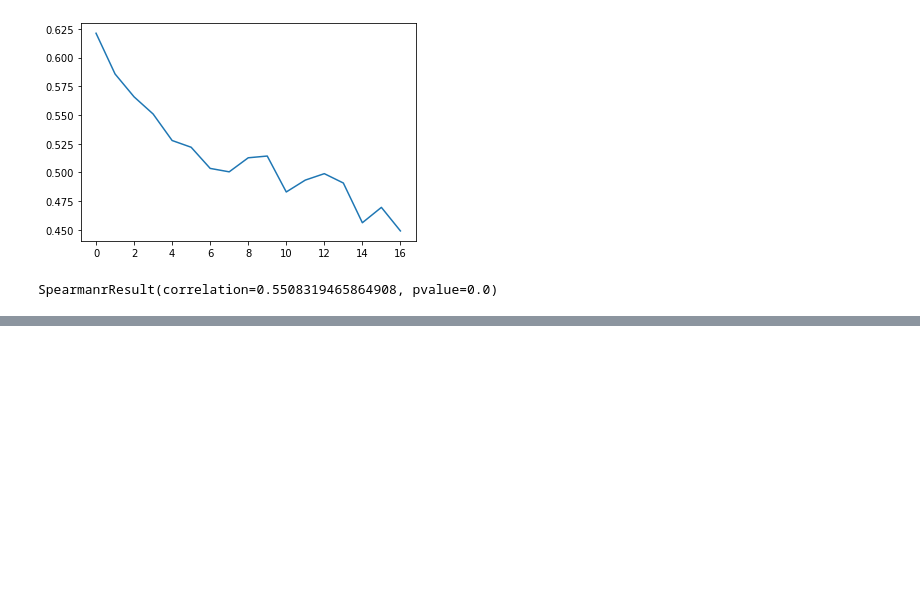
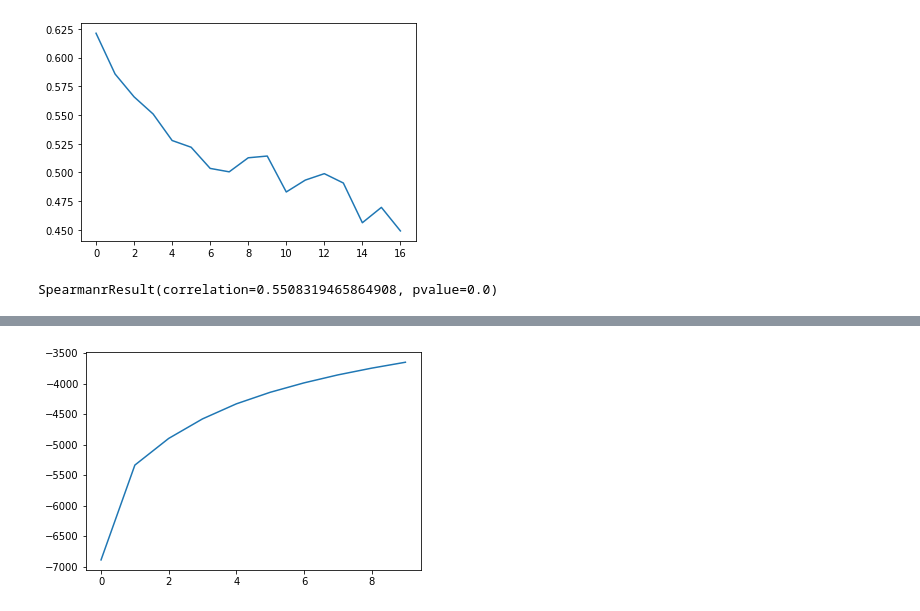
Before and after one commit to Xiiqiing/PML-Project, a Jupyter notebook: pml_project_1.ipynb, the cells around one changed output, grey strips where cells are left out. Saved outputs shown, nothing was run; the diff lists cells and outputs as text; code cells hidden in the pictures; blank space fills up the shorter version.

Commit message:
Update first 10 epoch

```diff
--- a/pml_project_1.ipynb
+++ b/pml_project_1.ipynb
@@ -259,0 +262,16 @@ SpearmanrResult(correlation=0.5508319465864908, pvalue=0.0)
+# %%
+input_size = next(iter(dataloader))[0].shape[1] * 23
+standard_vae = standard_VAE(input_size, 30, device=DEVICE).to(DEVICE)
+
+EPOCH = 10
+ELBOs = []
+accs = []
+correlations = []
+for epoch in tqdm(range(EPOCH)):
+    ELBOs.append(train(standard_vae, dataloader, Adam(standard_vae.parameters(), lr=1e-4), DEVICE))
+    if epoch in range(0, EPOCH, 2):
+        acc = helper.check_reconstruct(dataset, standard_vae)
+        accs.append(acc)
+        correlation = helper.quantitative_assessment(dataset, standard_vae, experimental_data, 100)
+        correlations.append(correlation)
+        print(acc, correlation)
@@ -259,0 +284,6 @@ SpearmanrResult(correlation=0.5508319465864908, pvalue=0.0)
+# %%
+plt.rcParams["figure.figsize"] = (6, 4)
+plt.plot(ELBOs)
+plt.show()
+# %% [output]
+[figure, added]
```
Also changed, not shown: parts of 9 cells of this notebook.
